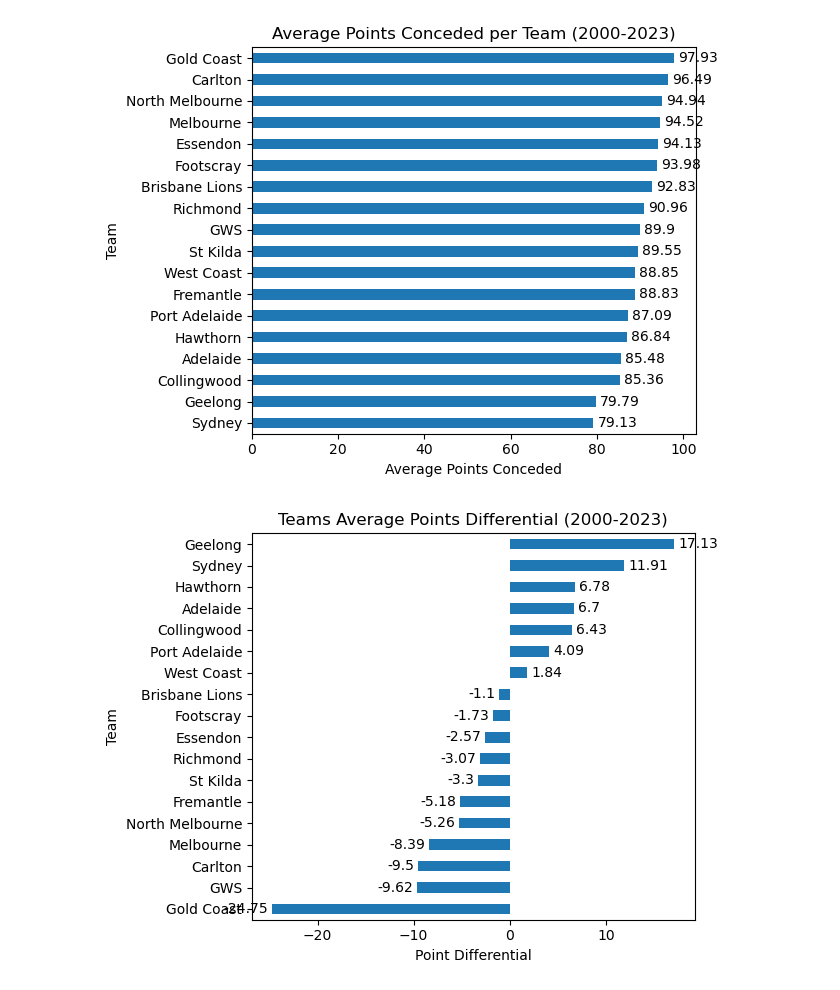
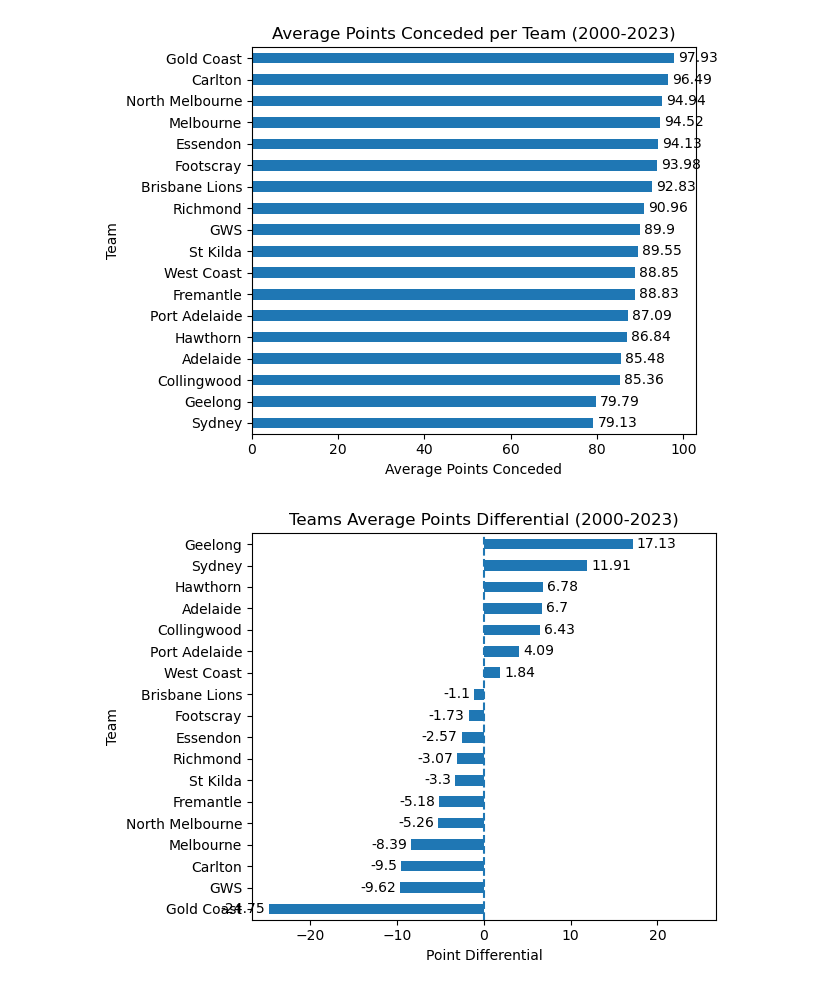
Before and after one commit to Cellett19/afl-match-predictor, a Jupyter notebook: Notebooks/afl_analysis.ipynb, the cells around one changed output. Drawn from its saved outputs; the diff is of its cells as text; code cells hidden in the pictures.

Commit message:
Improve point differential graph

```diff
--- a/Notebooks/afl_analysis.ipynb
+++ b/Notebooks/afl_analysis.ipynb
@@ -205,13 +205,18 @@ def sort_dict(dictionary):
 
     return sorted_dict
 
-def plot_horizontal_bar(data, title, xlabel, ylabel):
+def plot_horizontal_bar(data, title, xlabel, ylabel, center_zero = False):
     df = pd.Series(data)
 
     ax = df.plot(kind='barh')
 
     for container in ax.containers:
         ax.bar_label(container, label_type='edge', padding=3)
+
+    if center_zero:
+        max_value = max(abs(df.min()), abs(df.max()))
+        plt.xlim(-max_value - 2, max_value + 2)
+        plt.axvline(0, linestyle='--')
 
     plt.title(title)
     plt.xlabel(xlabel)
@@ -318,9 +323,10 @@ plot_horizontal_bar(sorted_avg_points_conceded,
 # %%
 sorted_pt_differential = sort_dict(team_avg_pt_differential)
 
 plot_horizontal_bar(sorted_pt_differential,
                     'Teams Average Points Differential (2000-2023)',
                     'Point Differential',
-                    'Team')
+                    'Team',
+                    center_zero = True)
 # %% [output]
-[figure, old version]
+[figure, new version]
```
Also changed, not shown: 1 other file.
